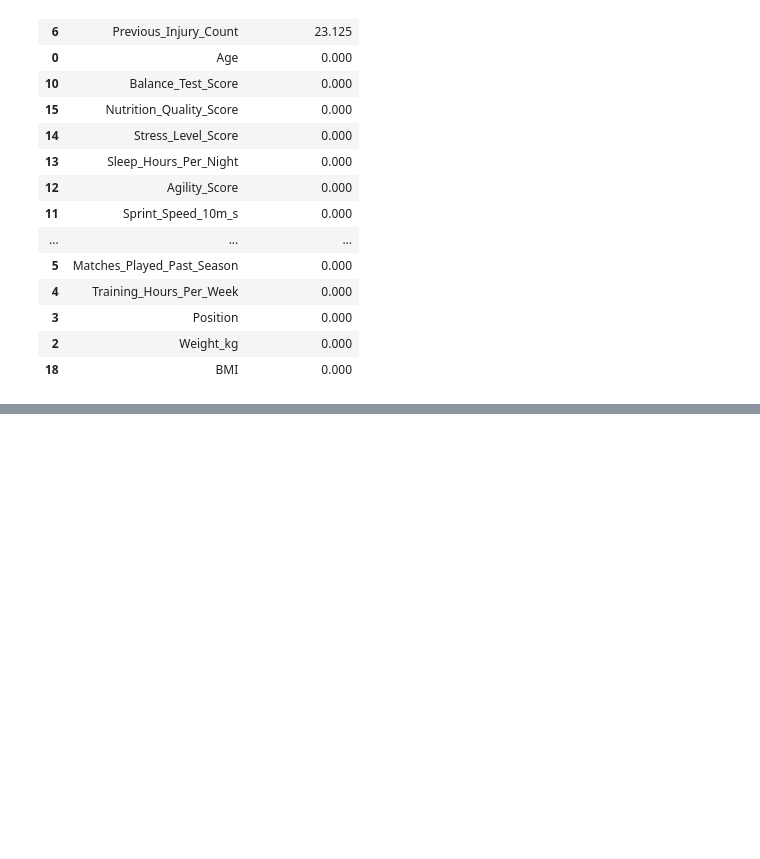
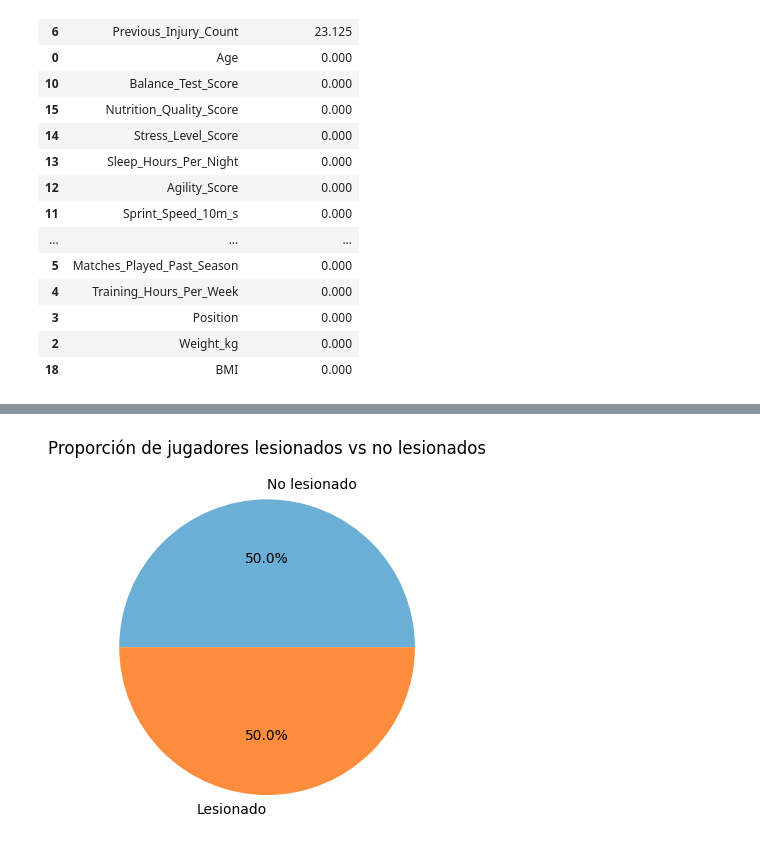
Before and after one commit to samegi/Proyecto4-IA, a Jupyter notebook: EDA/EDA_.ipynb, the cells around one changed output, grey strips where cells are left out. Drawn from its saved outputs; the diff is of its cells as text; code cells hidden in the pictures; blank space fills up the shorter version.

```diff
--- a/EDA/EDA_.ipynb
+++ b/EDA/EDA_.ipynb
@@ -200,0 +213,12 @@ NameError: name 'plt' is not defined
+# %%
+df['Injury_Next_Season'].value_counts().plot(
+    kind='pie',
+    autopct='%1.1f%%',
+    labels=['No lesionado', 'Lesionado'],
+    colors=['#6baed6','#fd8d3c'],
+    title='Proporción de jugadores lesionados vs no lesionados'
+)
+plt.ylabel('')
+plt.show()
+# %% [output]
+[figure, added]
```
Also changed, not shown: parts of 26 cells of this notebook, 1 other file.
